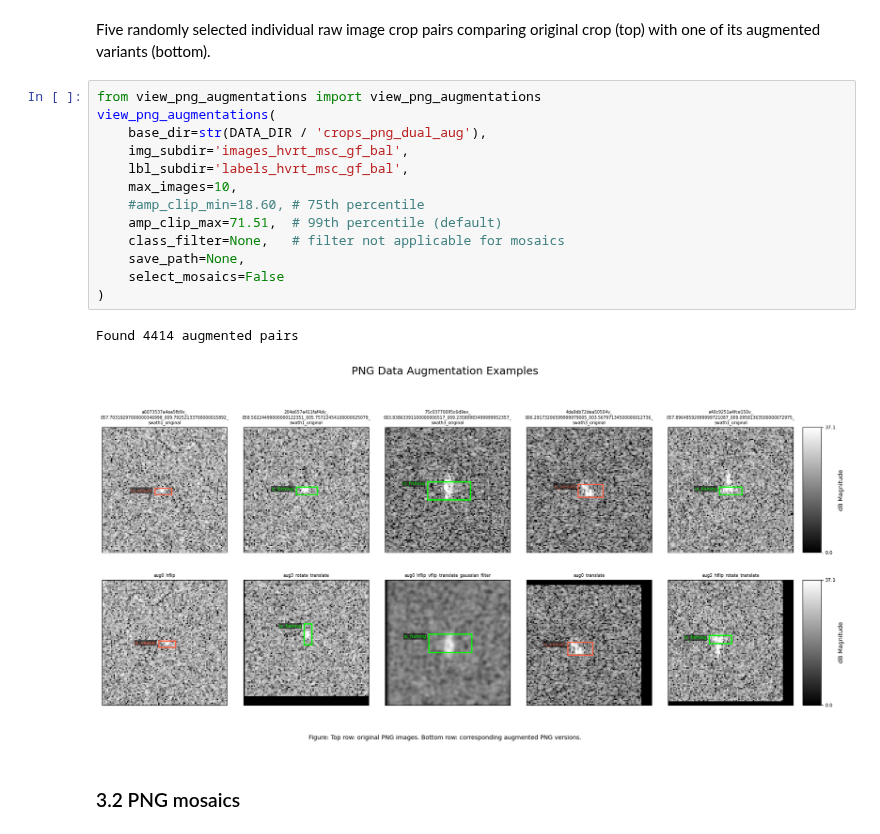
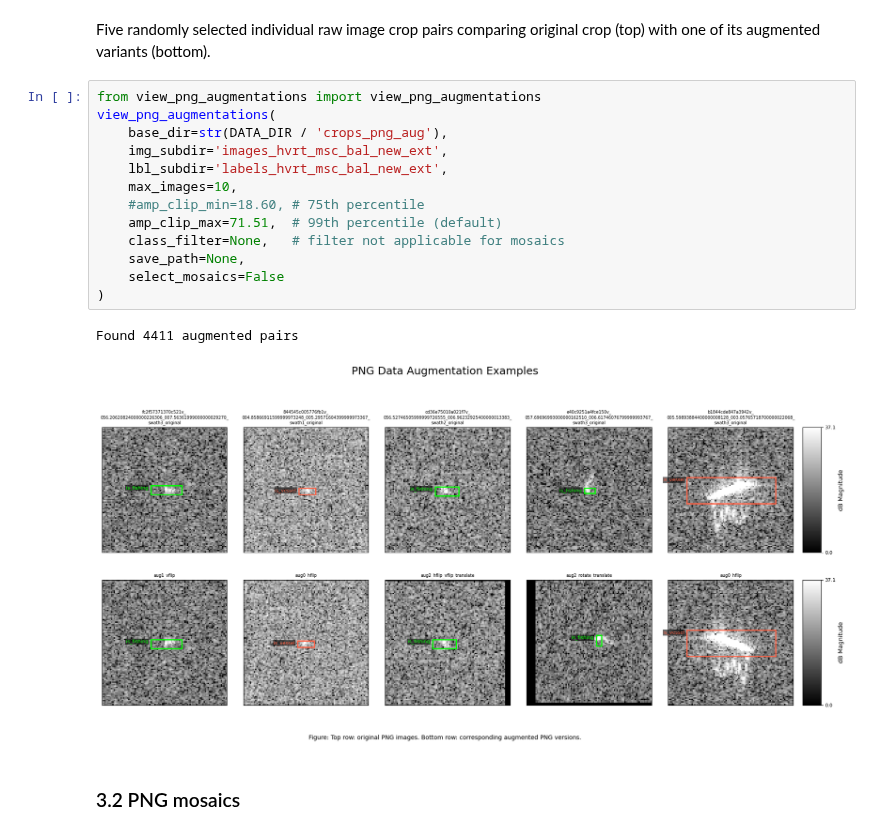
Before and after one commit to pmillitz/SARship-detect, a Jupyter notebook: modelling/notebooks/sar_png_augmentation.ipynb, the cells around one changed output. Drawn from its saved outputs; the diff is of its cells as text.

```diff
--- a/modelling/notebooks/sar_png_augmentation.ipynb
+++ b/modelling/notebooks/sar_png_augmentation.ipynb
@@ -90,19 +87,19 @@ Five randomly selected individual raw image crop pairs comparing original crop (
 # %%
 from view_png_augmentations import view_png_augmentations
 view_png_augmentations(
-    base_dir=str(DATA_DIR / 'crops_png_dual_aug'),
-    img_subdir='images_hvrt_msc_gf_bal',
-    lbl_subdir='labels_hvrt_msc_gf_bal',
+    base_dir=str(DATA_DIR / 'crops_png_aug'),
+    img_subdir='images_hvrt_msc_bal_new_ext',
+    lbl_subdir='labels_hvrt_msc_bal_new_ext',
     max_images=10,
     #amp_clip_min=18.60, # 75th percentile
     amp_clip_max=71.51,  # 99th percentile (default)
     class_filter=None,   # filter not applicable for mosaics
     save_path=None,
     select_mosaics=False
 )
 # %% [output]
-Found 4414 augmented pairs
+Found 4411 augmented pairs
-[figure, old version]
+[figure, new version]
 # %% [markdown]
 ### 3.2 PNG mosaics
 # %% [markdown]
```
Also changed, not shown: parts of 2 cells of this notebook, 3 other files.
